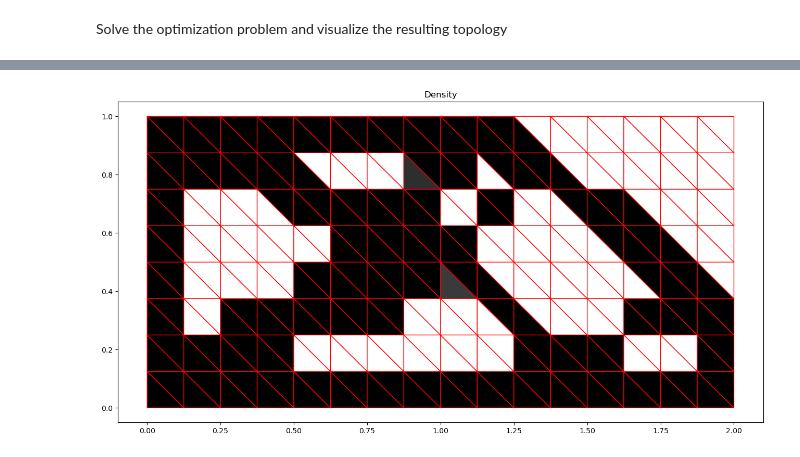
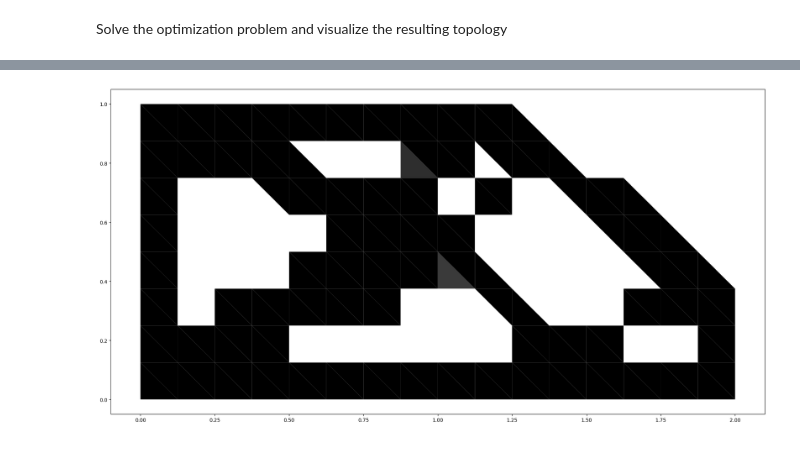
Before and after one commit to paluneau/pyTOP, a Jupyter notebook: top_example.ipynb, the cells around one changed output, grey strips where cells are left out. Drawn from its saved outputs; the diff is of its cells as text; code cells hidden in the pictures.

```diff
--- a/top_example.ipynb
+++ b/top_example.ipynb
@@ -127,16 +112,4 @@ Solved!
-# %%
-def displayDesignTri(sol):
-    dens = np.ones(nelem)
-    dens[free] = sol
-    vertices = mesh.getElemNodes()[:,:3]
-    coords = mesh.getNodeCoord()
-    plt.figure(figsize=(16,8))
-    for i in range(nelem):
-        cv = coords[vertices[i,:]]
-        plt.fill(cv[:,0],cv[:,1],facecolor=(1-dens[i],1-dens[i],1-dens[i]),edgecolor="r",linewidth=1)
-    plt.title("Density")
-    plt.show()
-
-displayDesignTri(sol)
-# %% [output]
-[figure, removed]
+# %%
+mesh.displayDiscontinuousByElementField(1-rho)
+# %% [output]
+[figure, added]
```
Also changed, not shown: parts of 2 cells of this notebook, 1 other file.
